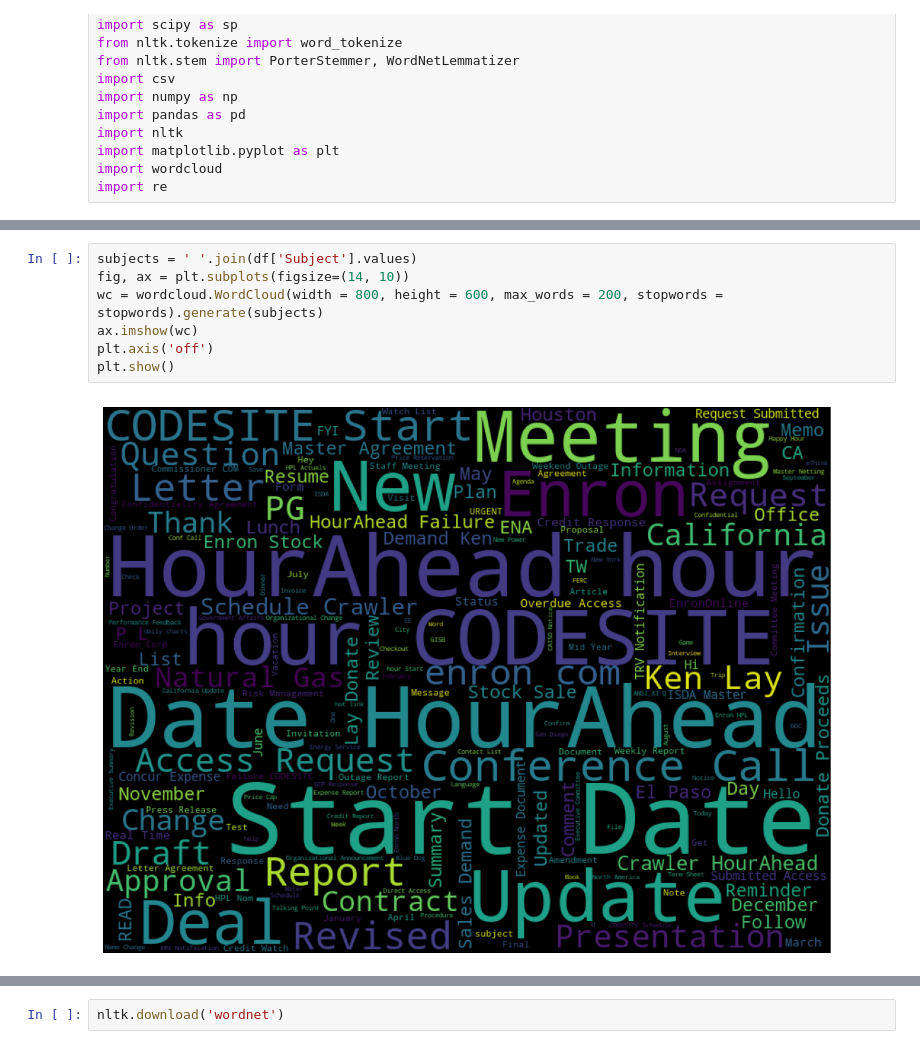
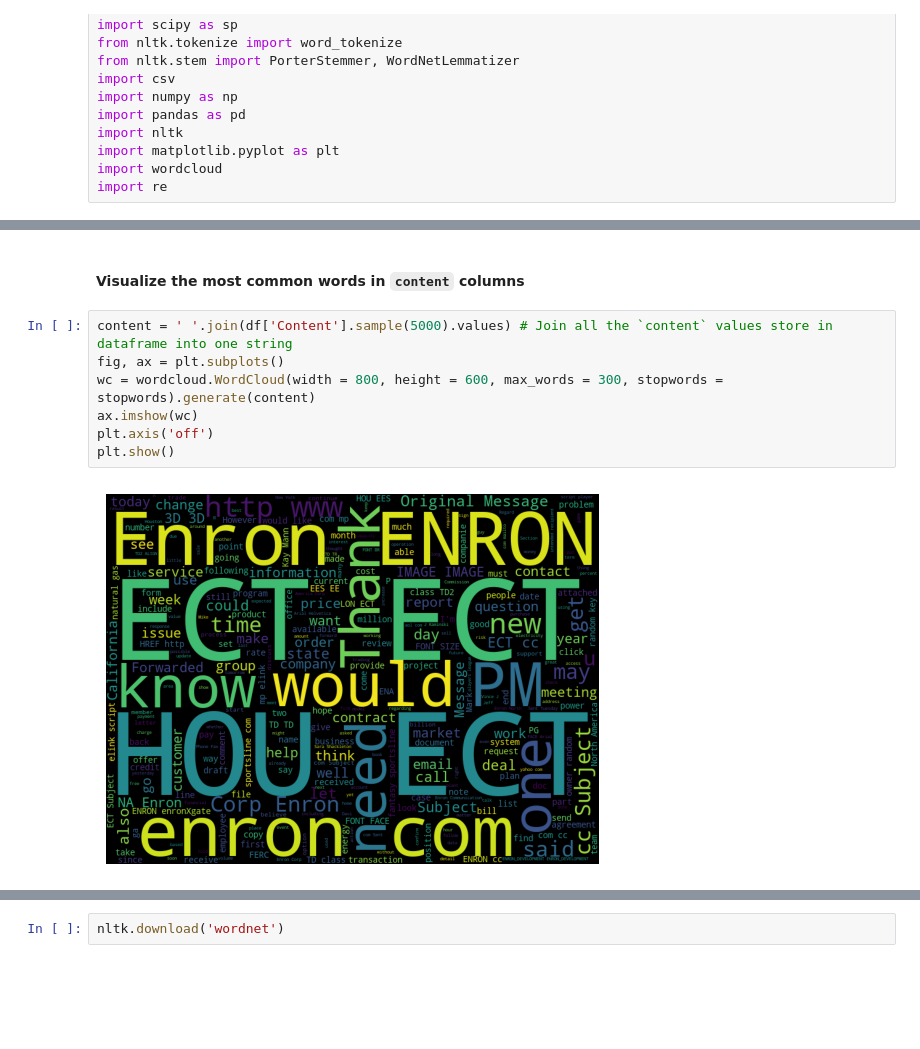
Before and after one commit to tlq010407/5003_enron, a Jupyter notebook: ML_NLP_classification.ipynb, the cells around one changed output, grey strips where cells are left out. Drawn from its saved outputs; the diff is of its cells as text; blank space fills up the shorter version.

```diff
--- a/ML_NLP_classification.ipynb
+++ b/ML_NLP_classification.ipynb
@@ -54,9 +170,11 @@ for i in newstopwords:
+# %% [markdown]
+#### Visualize the most common words in `content` columns
 # %%
-subjects = ' '.join(df['Subject'].values)
-fig, ax = plt.subplots(figsize=(14, 10))
-wc = wordcloud.WordCloud(width = 800, height = 600, max_words = 200, stopwords = stopwords).generate(subjects)
+content = ' '.join(df['Content'].sample(5000).values) # Join all the `content` values store in dataframe into one string
+fig, ax = plt.subplots()
+wc = wordcloud.WordCloud(width = 800, height = 600, max_words = 300, stopwords = stopwords).generate(content)
 ax.imshow(wc)
 plt.axis('off')
 plt.show()
 # %% [output]
-[figure, old version]
+[figure, new version]
```
Also changed, not shown: parts of 21 cells of this notebook, 1 other file.
